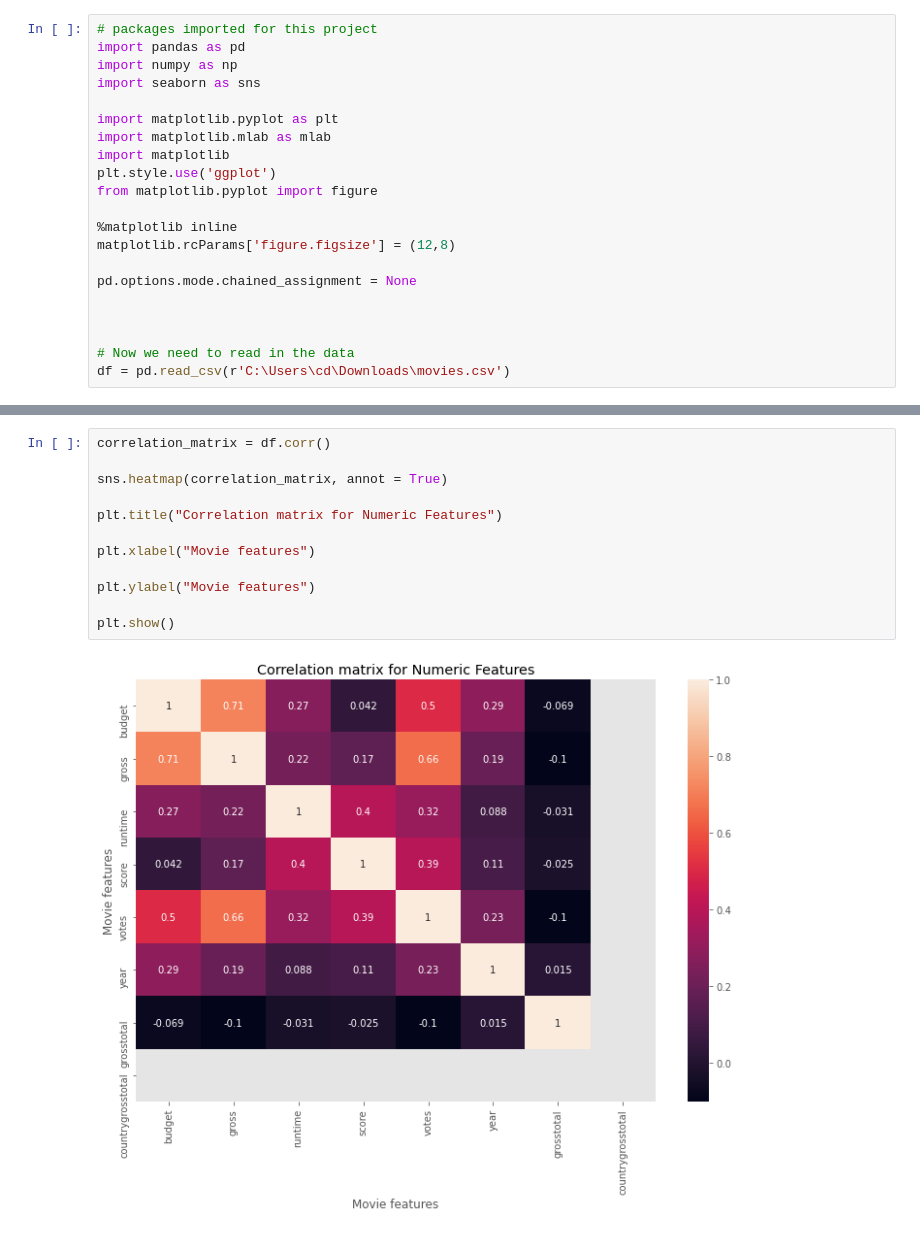
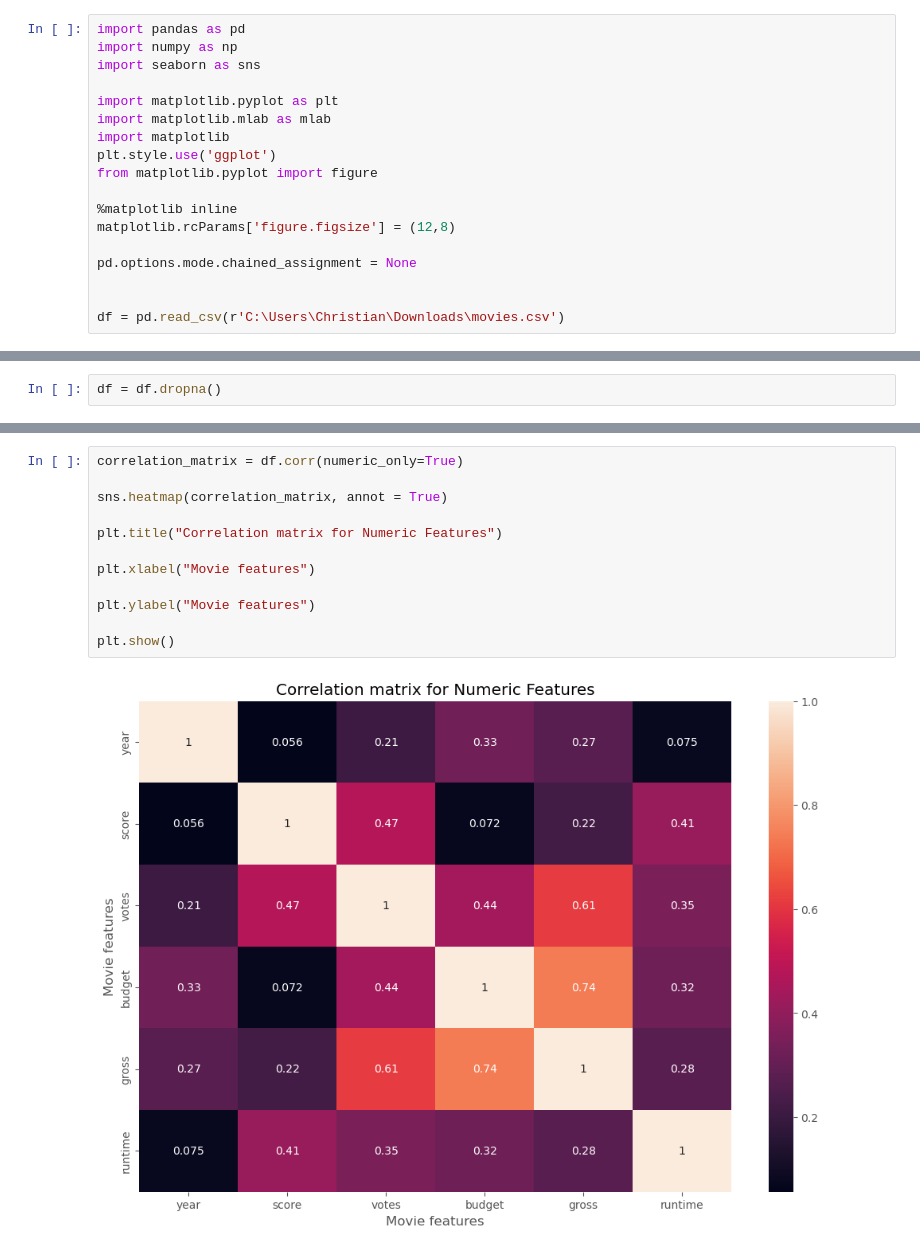
Before and after one commit to ChristianTheAnalyst1/PortfolioProjects, a Jupyter notebook: Movie Project.ipynb, the cells around one changed output, grey strips where cells are left out. Saved outputs shown, nothing was run; the diff lists cells and outputs as text.

```diff
--- a/Movie Project.ipynb
+++ b/Movie Project.ipynb
@@ -1,5 +1,4 @@
 # %%
-# packages imported for this project
 import pandas as pd
 import numpy as np
 import seaborn as sns
@@ -16,7 +15,5 @@ matplotlib.rcParams['figure.figsize'] = (12,8)
 pd.options.mode.chained_assignment = None
 
 
-
-# Now we need to read in the data
-df = pd.read_csv(r'C:\Users\cd\Downloads\movies.csv')
+df = pd.read_csv(r'C:\Users\Christian\Downloads\movies.csv')
 # %%
@@ -40 +35,3 @@ df
+# %%
+df = df.dropna()
 # %%
@@ -175,15 +180,15 @@ df.corr(method ='spearman')
 # %%
-correlation_matrix = df.corr()
+correlation_matrix = df.corr(numeric_only=True)
 
 sns.heatmap(correlation_matrix, annot = True)
 
 plt.title("Correlation matrix for Numeric Features")
 
 plt.xlabel("Movie features")
 
 plt.ylabel("Movie features")
 
 plt.show()
 # %% [output]
-[figure, old version]
+[figure, new version]
 # %%
```
Also changed, not shown: parts of 34 cells of this notebook.
